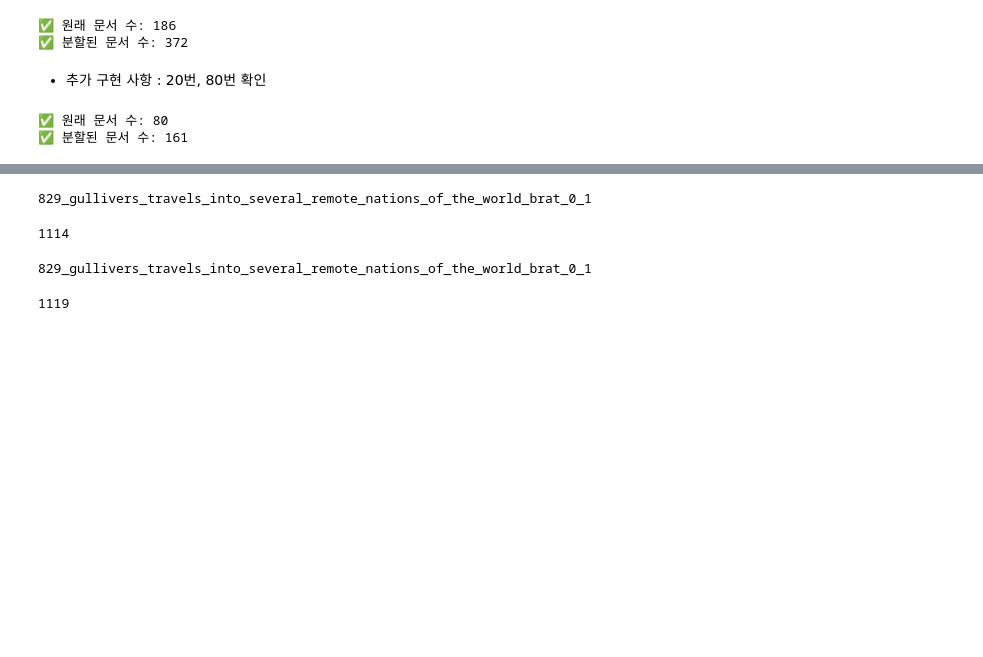
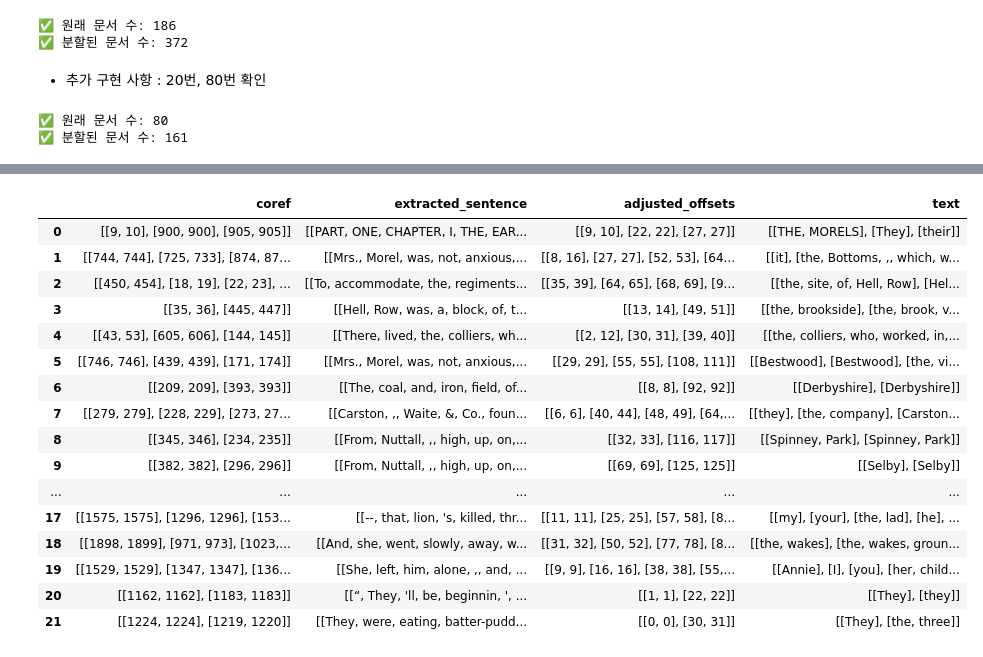
Before and after one commit to Gayeon6423/Improvement-of-the-Coreference-Resolution-model, a Jupyter notebook: post_process.ipynb, the cells around one changed output, grey strips where cells are left out. Drawn from its saved outputs; the diff is of its cells as text; code cells hidden in the pictures; blank space fills up the shorter version.

Commit message:
edit process

```diff
--- a/post_process.ipynb
+++ b/post_process.ipynb
@@ -294,14 +294,14 @@ with jsonlines.open("../data/litbank_augment_iaa.jsonlines", mode='w') as writer
 # %%
 # Litbank Original Data
 litbank_jsons=[]
-with jsonlines.open("../data/LitBank/train.english.jsonlines") as read_file:
+with jsonlines.open("data/LitBank/train.english.jsonlines") as read_file:
     for line in read_file.iter():
         litbank_jsons.append(line)
 litbank_df = pd.DataFrame(litbank_jsons)[['doc_key', 'sentences', 'clusters']]
 
 # Litbank IAA Data
 litbank_iaa_jsons=[]
-with jsonlines.open("../data/litbank_augment_iaa.jsonlines") as read_file:
+with jsonlines.open("data/litbank_augment_iaa.jsonlines") as read_file:
     for line in read_file.iter():
         litbank_iaa_jsons.append(line)
 litbank_iaa_df = pd.DataFrame(litbank_iaa_jsons)[['doc_key', 'sentences', 'clusters']]
@@ -442,7 +439,7 @@ def split_document(doc, is_last_doc=False):
 # %%
 # Load LitBank IAA Json Data
 litbank_iaa_jsons=[]
-with jsonlines.open("../data/litbank_augment_iaa.jsonlines") as read_file:
+with jsonlines.open("data/litbank_augment_iaa.jsonlines") as read_file:
     for line in read_file.iter():
         litbank_iaa_jsons.append(line)
 
@@ -457,12 +454,11 @@ litbank_iaa_splitted_jsons = []
 for doc in process_litbank_iaa_jsons:
     litbank_iaa_splitted_jsons.extend(split_document(doc))
 
-
 print(f"✅ 원래 문서 수: {len(litbank_iaa_jsons)}")
 print(f"✅ 분할된 문서 수: {len(litbank_iaa_splitted_jsons)}")
 
 # 결과 저장
-with jsonlines.open("../data/splitted_litbank_augment_iaa.jsonlines", mode='w') as writer:
+with jsonlines.open("data/splitted_litbank_augment_iaa.jsonlines", mode='w') as writer:
     for doc in litbank_iaa_splitted_jsons:
         writer.write(doc)
 # %% [output]
@@ -473,7 +469,7 @@ with jsonlines.open("../data/splitted_litbank_augment_iaa.jsonlines", mode='w')
 # %%
 # Load LitBank Json Data
 litbank_jsons=[]
-with jsonlines.open("../data/LitBank/train.english.jsonlines") as read_file:
+with jsonlines.open("data/LitBank/train.english.jsonlines") as read_file:
     for line in read_file.iter():
         litbank_jsons.append(line)
 
@@ -484,19 +480,18 @@ for doc in litbank_jsons:
     if processed:
         process_litbank_jsons.append(processed)
 
+# 문서 분할 (마지막 문서만 3등분)
 litbank_splitted_jsons = []
-total_docs = len(process_litbank_jsons)
+for idx, doc in enumerate(process_litbank_jsons):
+    is_last = (idx == len(process_litbank_jsons) - 1)
+    litbank_splitted_jsons.extend(split_document(doc, is_last_doc=is_last))
 
-for idx, doc in enumerate(process_litbank_jsons):
-    is_last_doc = (idx == total_docs - 1)
-    litbank_splitted_jsons.extend(split_document(doc, is_last_doc=is_last_doc))
-
-
+# ✅ 확인
 print(f"✅ 원래 문서 수: {len(litbank_jsons)}")
 print(f"✅ 분할된 문서 수: {len(litbank_splitted_jsons)}")
 
-# 결과 저장
-with jsonlines.open("../data/new_train-splitted.english.jsonlines", mode='w') as writer:
+# 💾 결과 저장
+with jsonlines.open("data/new_train-splitted.english.jsonlines", mode='w') as writer:
     for doc in litbank_splitted_jsons:
         writer.write(doc)
 # %% [output]
@@ -505,5 +621,15 @@ with jsonlines.open("../data/new_train-splitted.english.jsonlines", mode='w') as
 # %%
 litbank_jsons=[]
-with jsonlines.open("../data/new_train-splitted.english.jsonlines") as read_file:
+with jsonlines.open("data/LitBank/train.english.jsonlines") as read_file:
     for line in read_file.iter():
         litbank_jsons.append(line)
+
+split_litbank_jsons=[]
+with jsonlines.open("data/new_train-splitted.english.jsonlines") as read_file:
+    for line in read_file.iter():
+        split_litbank_jsons.append(line)
+
+split_litbank_iaa_jsons=[]
+with jsonlines.open("data/splitted_litbank_augment_iaa.jsonlines") as read_file:
+    for line in read_file.iter():
+        split_litbank_iaa_jsons.append(line)
@@ -534,16 +636,23 @@ len(flatten_litbank_json_sentences)
-# %%
-litbank_json_sentences = litbank_jsons[159]['sentences']
-flatten_litbank_json_sentences = sum(litbank_json_sentences, [])
-print(litbank_jsons[159]['doc_key'])
-len(flatten_litbank_json_sentences)
-# %% [output]
-829_gullivers_travels_into_several_remote_nations_of_the_world_brat_0_1
-1114
-# %%
-litbank_json_sentences = litbank_jsons[160]['sentences']
-flatten_litbank_json_sentences = sum(litbank_json_sentences, [])
-print(litbank_jsons[159]['doc_key'])
-len(flatten_litbank_json_sentences)
-# %% [output]
-829_gullivers_travels_into_several_remote_nations_of_the_world_brat_0_1
-1119
+# %%
+litbank_json = pd.DataFrame(litbank_jsons)[['doc_key', 'sentences', 'clusters']]
+litbank_dfs = checking(litbank_json)
+litbank_df = litbank_dfs[0]
+litbank_df
+# %% [output]
+|  | coref | extracted_sentence | adjusted_offsets | text |
+| 0 | [[9, 10], [900, 900], [905, 905]] | [[PART, ONE, CHAPTER, I, THE, EAR... | [[9, 10], [22, 22], [27, 27]] | [[THE, MORELS], [They], [their]] |
+| 1 | [[744, 744], [725, 733], [874, 87... | [[Mrs., Morel, was, not, anxious,... | [[8, 16], [27, 27], [52, 53], [64... | [[it], [the, Bottoms, ,, which, w... |
+| 2 | [[450, 454], [18, 19], [22, 23], ... | [[To, accommodate, the, regiments... | [[35, 39], [64, 65], [68, 69], [9... | [[the, site, of, Hell, Row], [Hel... |
+| 3 | [[35, 36], [445, 447]] | [[Hell, Row, was, a, block, of, t... | [[13, 14], [49, 51]] | [[the, brookside], [the, brook, v... |
+| 4 | [[43, 53], [605, 606], [144, 145]] | [[There, lived, the, colliers, wh... | [[2, 12], [30, 31], [39, 40]] | [[the, colliers, who, worked, in,... |
+| 5 | [[746, 746], [439, 439], [171, 174]] | [[Mrs., Morel, was, not, anxious,... | [[29, 29], [55, 55], [108, 111]] | [[Bestwood], [Bestwood], [the, vi... |
+| 6 | [[209, 209], [393, 393]] | [[The, coal, and, iron, field, of... | [[8, 8], [92, 92]] | [[Derbyshire], [Derbyshire]] |
+| 7 | [[279, 279], [228, 229], [273, 27... | [[Carston, ,, Waite, &, Co., foun... | [[6, 6], [40, 44], [48, 49], [64,... | [[they], [the, company], [Carston... |
+| 8 | [[345, 346], [234, 235]] | [[From, Nuttall, ,, high, up, on,... | [[32, 33], [116, 117]] | [[Spinney, Park], [Spinney, Park]] |
+| 9 | [[382, 382], [296, 296]] | [[From, Nuttall, ,, high, up, on,... | [[69, 69], [125, 125]] | [[Selby], [Selby]] |
+| ... | ... | ... | ... | ... |
+| 17 | [[1575, 1575], [1296, 1296], [153... | [[--, that, lion, 's, killed, thr... | [[11, 11], [25, 25], [57, 58], [8... | [[my], [your], [the, lad], [he], ... |
+| 18 | [[1898, 1899], [971, 973], [1023,... | [[And, she, went, slowly, away, w... | [[31, 32], [50, 52], [77, 78], [8... | [[the, wakes], [the, wakes, groun... |
+| 19 | [[1529, 1529], [1347, 1347], [136... | [[She, left, him, alone, ,, and, ... | [[9, 9], [16, 16], [38, 38], [55,... | [[Annie], [I], [you], [her, child... |
+| 20 | [[1162, 1162], [1183, 1183]] | [[“, They, 'll, be, beginnin, ', ... | [[1, 1], [22, 22]] | [[They], [they]] |
+| 21 | [[1224, 1224], [1219, 1220]] | [[They, were, eating, batter-pudd... | [[0, 0], [30, 31]] | [[They], [the, three]] |
```
Also changed, not shown: parts of 15 cells of this notebook, 1 other file.
